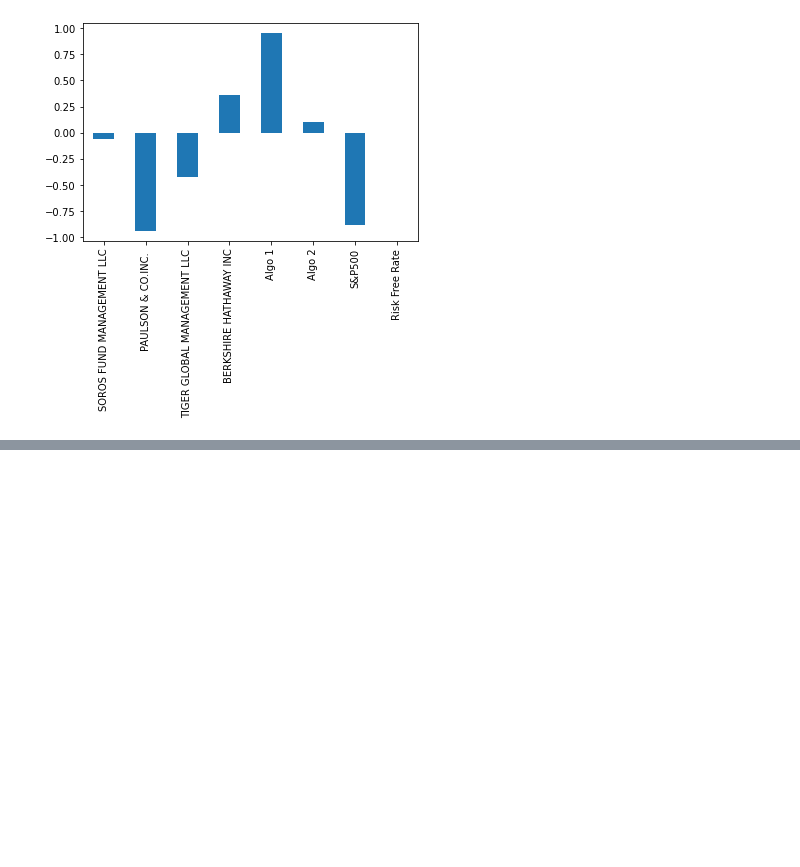
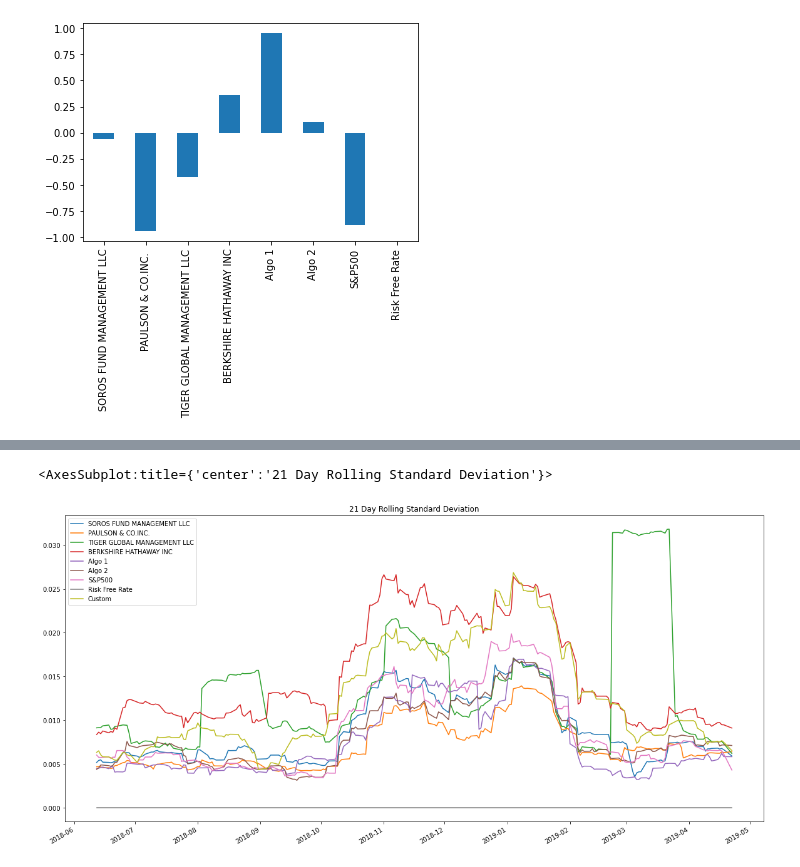
Before and after one commit to allsmit/python-homework, a Jupyter notebook: WhaleOff/main.ipynb, the cells around one changed output, grey strips where cells are left out. Saved outputs shown, nothing was run; the diff lists cells and outputs as text; code cells hidden in the pictures; blank space fills up the shorter version.

```diff
--- a/WhaleOff/main.ipynb
+++ b/WhaleOff/main.ipynb
@@ -331,0 +403,12 @@ sharpe_ratios.plot(kind = 'bar')
+# %%
+aapl_historical = aapl_historical.sort_index().rename(columns = {'NOCP': 'AAPL'}).drop(columns = ['Symbol'])
+aapl_historical.index.names = ['date']
+
+cost_historical = cost_historical.sort_index().rename(columns = {'NOCP': 'COST'}).drop(columns = ['Symbol'])
+cost_historical.index.names = ['date']
+
+goog_historical = goog_historical.sort_index().rename(columns = {'NOCP': 'GOOG'}).drop(columns = ['Symbol'])
+goog_historical.index.names = ['date']
+# %%
+custom_stocks = pd.concat([aapl_historical, cost_historical, goog_historical], axis = 1).dropna()
+custom_stocks
@@ -331,0 +430,4 @@ sharpe_ratios.plot(kind = 'bar')
+# %%
+weights = [0.33, 0.33, 0.34]
+custom_portfolio_returns = custom_stocks.pct_change().dot(weights)
+custom_portfolio_returns
@@ -331,0 +448,3 @@ sharpe_ratios.plot(kind = 'bar')
+# %%
+combined_returns = pd.concat([returns, custom_portfolio_returns], axis = 1).dropna().rename(columns = {0: 'Custom'})
+combined_returns
@@ -331,0 +480,6 @@ sharpe_ratios.plot(kind = 'bar')
+# %%
+combined_rolling_stds = combined_returns.rolling(21).std()
+combined_rolling_stds.plot(figsize = (20, 10), title = '21 Day Rolling Standard Deviation')
+# %% [output]
+<AxesSubplot:title={'center':'21 Day Rolling Standard Deviation'}>
+[figure, added]
```
Also changed, not shown: parts of 22 cells of this notebook.
